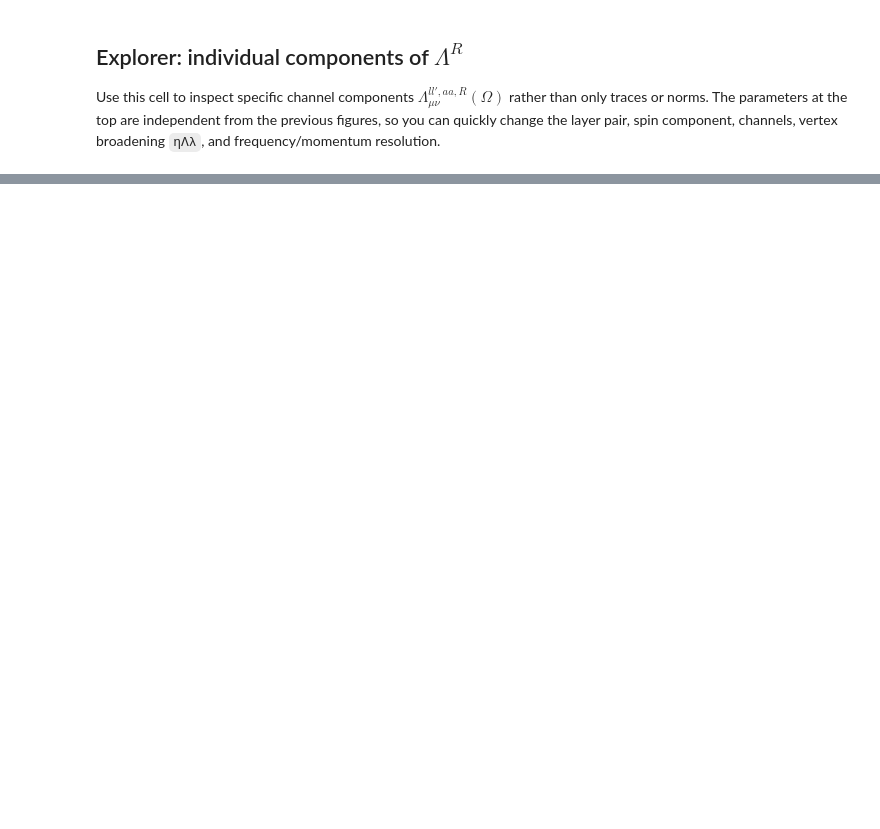
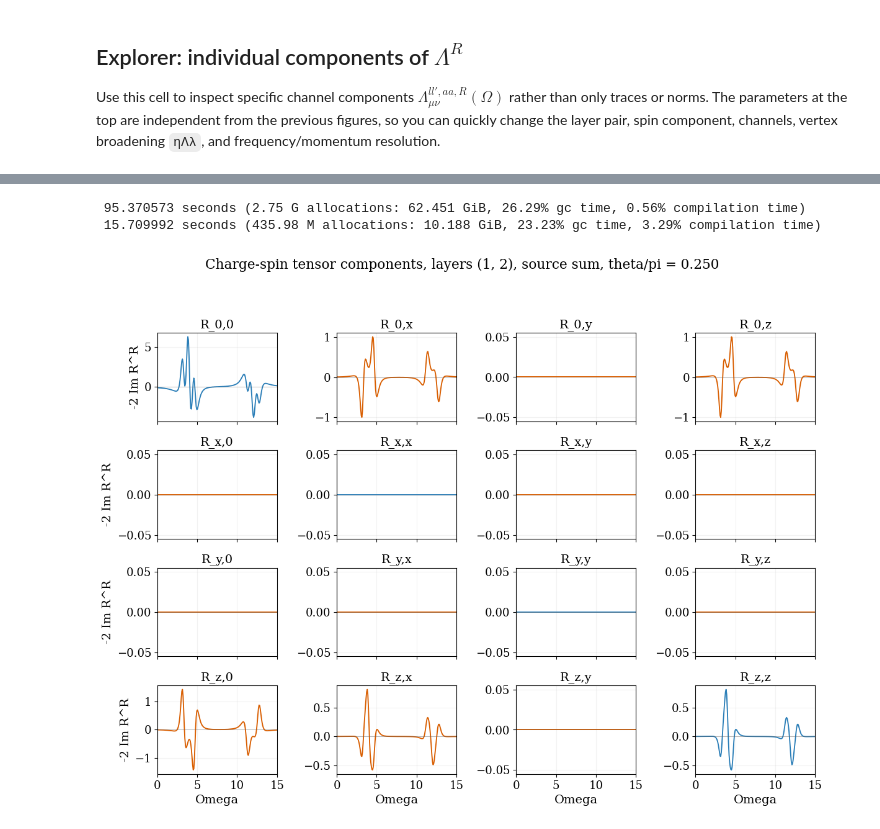
Before and after one commit to fegarciaga/05_tJ_exciton, a Jupyter notebook: RPA-exciton/StaticSpinSucep.ipynb, the cells around one changed output, grey strips where cells are left out. Cells and saved outputs as stored; diff of their text form; code cells hidden in the pictures; blank space fills up the shorter version.

```diff
--- a/RPA-exciton/StaticSpinSucep.ipynb
+++ b/RPA-exciton/StaticSpinSucep.ipynb
@@ -1121,69 +1291,89 @@ The full tensor is evaluated with the band-basis vertices. Use `tensor_sourceχ
 # %%
 # -----------------------------
-# Editable parameters for full spin-tensor component plot
+# Editable parameters for full charge-spin tensor component plot
 # -----------------------------
-tensor_layer_pairχ = layer_pairχ      # e.g. (1, 2)
+tensor_layer_pairχ = (1,2)#layer_pairχ      # e.g. (1, 2)
 tensor_sourceχ = :sum                 # :oneD, :twoD, or :sum
-tensor_partχ = plot_partχ             # real, imag, or abs
+tensor_partχ = imag                   # imag gives the absorptive response; use real or abs if needed
 tensor_part_labelχ = tensor_partχ === real ? "Re" : tensor_partχ === imag ? "Im" : "Abs"
 tensor_zero_tolχ = 1e-10              # components below this are shown as exact zero
+tensor_xlimχ = (first(Ωsχ), last(Ωsχ))
 
 if !(@isdefined(ηDχ))
     ηDχ = ηΩ
 end
 if !(@isdefined(ηΛχ))
     ηΛχ = ηΩ
 end
 
+function clean_charge_spin_tensor_line(y; tol=tensor_zero_tolχ)
+    out = collect(y)
+    if maximum(abs.(out)) < tol
+        out .= 0.0
+    else
+        out = [abs(v) < tol ? 0.0 : v for v in out]
+    end
+    return out
+end
+
+function project_charge_spin_component(z, part)
+    part === abs && return abs(z)
+    return -2 * part(z)
+end
+
 D_meta_currentχ = (NΩ=length(Ωsχ), L=length(ksχ), θ=θ, V=V, ηD=ηDχ, μ1=μ1, μ2=μ2)
 if !(@isdefined(Dχ)) || !(@isdefined(D_metaχ)) || D_metaχ != D_meta_currentχ
     @time Dχ, Πχ, dataDχ = precompute_exciton_D(Ωsχ, ksχ, θ; V=V, η=ηDχ)
     D_metaχ = D_meta_currentχ
 end
 
-R1Dfull_meta_currentχ = (NΩ=length(Ωsχ), L=length(ksχ), θ=θ, ηΛ=ηΛχ, layer_pair=tensor_layer_pairχ, method=:band)
-if !(@isdefined(R1Dfullχ)) || !(@isdefined(R1Dfull_metaχ)) || R1Dfull_metaχ != R1Dfull_meta_currentχ
-    @time R1Dfullχ, Λfullχ, dataΛfullχ = spin_susceptibility_oneD_full_band(Dχ, Ωsχ, ksχ, θ; layer_pair=tensor_layer_pairχ, η=ηΛχ)
-    R1Dfull_metaχ = R1Dfull_meta_currentχ
+R1Dcs_meta_currentχ = (NΩ=length(Ωsχ), L=length(ksχ), θ=θ, ηΛ=ηΛχ, layer_pair=tensor_layer_pairχ, method=:band, source=:charge_spin)
+if !(@isdefined(R1Dcsχ)) || !(@isdefined(R1Dcs_metaχ)) || R1Dcs_metaχ != R1Dcs_meta_currentχ
+    @time R1Dcsχ, Λfullcsχ, dataΛfullcsχ = spin_susceptibility_oneD_charge_spin_full_band(Dχ, Ωsχ, ksχ, θ; layer_pair=tensor_layer_pairχ, η=ηΛχ)
+    R1Dcs_metaχ = R1Dcs_meta_currentχ
 end
 
-R2D_meta_currentχ = (NΩ=length(Ωsχ), L=length(ksχ), θ=θ, ηΛ=ηΛχ, method=:band)
-if !(@isdefined(R2Dχ)) || !(@isdefined(R2D_metaχ)) || R2D_metaχ != R2D_meta_currentχ
-    @time R2Dχ, Λoneχ, dataΛoneχ = spin_susceptibility_twoD_band(Dχ, Ωsχ, ksχ, θ; η=ηΛχ)
-    R2D_metaχ = R2D_meta_currentχ
+R2Dcs_meta_currentχ = (NΩ=length(Ωsχ), L=length(ksχ), θ=θ, ηΛ=ηΛχ, method=:band, source=:charge_spin)
+if !(@isdefined(R2Dcsχ)) || !(@isdefined(R2Dcs_metaχ)) || R2Dcs_metaχ != R2Dcs_meta_currentχ
+    @time R2Dcsχ, Λonecsχ, dataΛonecsχ = spin_susceptibility_twoD_charge_spin_band(Dχ, Ωsχ, ksχ, θ; η=ηΛχ)
+    R2Dcs_metaχ = R2Dcs_meta_currentχ
 end
 
 lχ, lpχ = tensor_layer_pairχ
-R2Dlayerχ = R2Dχ[lχ, lpχ, :, :, :]
+R2Dcslayerχ = R2Dcsχ[lχ, lpχ, :, :, :]
 if tensor_sourceχ == :oneD
-    Rtensorχ = R1Dfullχ
+    Rtensorχ = R1Dcsχ
 elseif tensor_sourceχ == :twoD
-    Rtensorχ = R2Dlayerχ
+    Rtensorχ = R2Dcslayerχ
 elseif tensor_sourceχ == :sum
-    Rtensorχ = R1Dfullχ .+ R2Dlayerχ
+    Rtensorχ = R1Dcsχ .+ R2Dcslayerχ
 else
     error("Unknown tensor_sourceχ: " * string(tensor_sourceχ))
 end
 
-fig, axs = subplots(3, 3, figsize=(11.2, 8.0), sharex=true)
-for a in 1:3, b in 1:3
-    ax = axs[a, b]
-    y = [-2 * tensor_partχ(Rtensorχ[a, b, iΩ]) for iΩ in axes(Rtensorχ, 3)]
-    if maximum(abs.(y)) < tensor_zero_tolχ
-        y .= 0.0
-    else
-        y = [abs(v) < tensor_zero_tolχ ? 0.0 : v for v in y]
-    end
-    ax.plot(Ωsχ, y, color="#2c7fb8", lw=1.45)
+ylabel_tensorχ = tensor_partχ === abs ? "Abs R^R" : "-2 " * tensor_part_labelχ * " R^R"
+
+fig, axs = subplots(4, 4, figsize=(12.0, 9.2), sharex=true)
+for A in 1:4, B in 1:4
+    ax = axs[A, B]
+    y = clean_charge_spin_tensor_line([project_charge_spin_component(Rtensorχ[A, B, iΩ], tensor_partχ) for iΩ in axes(Rtensorχ, 3)])
+    ax.plot(Ωsχ, y, color=(A == B ? "#2c7fb8" : "#d95f02"), lw=1.35)
     ax.axhline(0.0, color="0.35", lw=0.6, alpha=0.45)
-    ax.set_title("R_" * spin_labels[a] * spin_labels[b])
+    ax.set_title("R_" * charge_spin_labels[A] * "," * charge_spin_labels[B])
     ax.grid(alpha=0.16)
-    if a == 3
+    ax.set_xlim(tensor_xlimχ...)
+    if A == 4
         ax.set_xlabel("Omega")
     end
-    if b == 1
-        ax.set_ylabel("-2 " * tensor_part_labelχ * " R^R")
+    if B == 1
+        ax.set_ylabel(ylabel_tensorχ)
     end
 end
-fig.suptitle("Spin tensor components, layers " * string(tensor_layer_pairχ) * ", source " * string(tensor_sourceχ))
+fig.suptitle("Charge-spin tensor components, layers " * string(tensor_layer_pairχ) *
+             ", source " * string(tensor_sourceχ) *
+             ", theta/pi = " * @sprintf("%.3f", θ/π))
 fig.tight_layout(rect=(0, 0, 1, 0.94))
+# %% [output]
+ 95.370573 seconds (2.75 G allocations: 62.451 GiB, 26.29% gc time, 0.56% compilation time)
+ 15.709992 seconds (435.98 M allocations: 10.188 GiB, 23.23% gc time, 3.29% compilation time)
+[figure, added]
```
Also changed, not shown: parts of 27 cells of this notebook.
